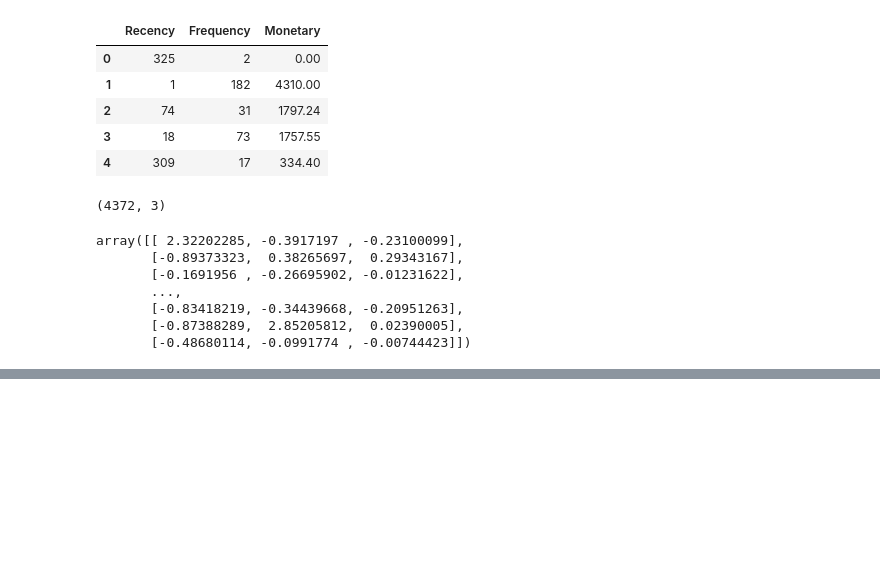
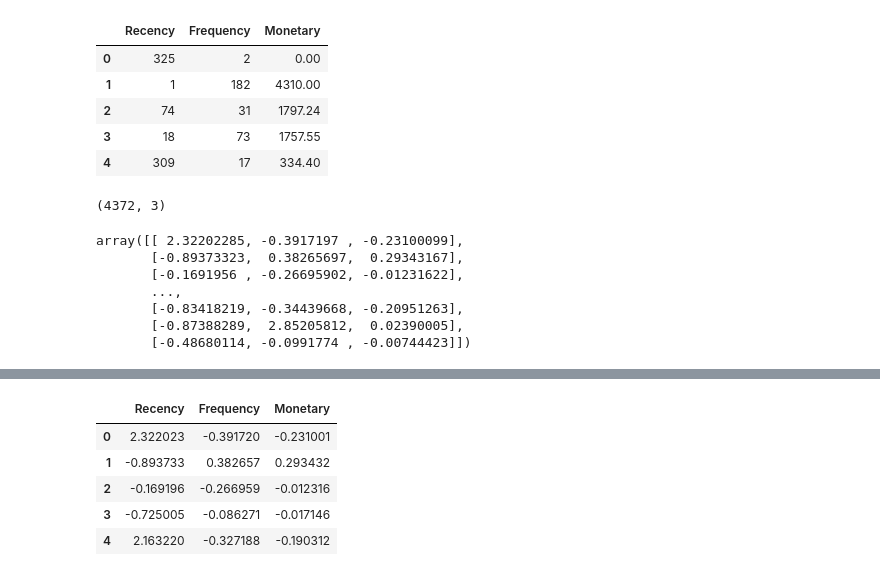
Before and after one commit to connectin-neha/data-science, a Jupyter notebook: clustering/online_retail/clustering_online_retail.ipynb, the cells around one changed output, grey strips where cells are left out. Cells and saved outputs as stored; diff of their text form; code cells hidden in the pictures; blank space fills up the shorter version.

```diff
--- a/clustering/k-means/clustering_online_retail.ipynb
+++ b/clustering/online_retail/clustering_online_retail.ipynb
@@ -484,0 +513,11 @@ array([[ 2.32202285, -0.3917197 , -0.23100099],
+# %%
+rfm_df_scaled.columns = ['Recency','Frequency','Monetary']
+# %%
+rfm_df_scaled.head()
+# %% [output]
+|  | Recency | Frequency | Monetary |
+| 0 | 2.322023 | -0.391720 | -0.231001 |
+| 1 | -0.893733 | 0.382657 | 0.293432 |
+| 2 | -0.169196 | -0.266959 | -0.012316 |
+| 3 | -0.725005 | -0.086271 | -0.017146 |
+| 4 | 2.163220 | -0.327188 | -0.190312 |
```
Also changed, not shown: parts of 4 cells of this notebook, 1 other file.
